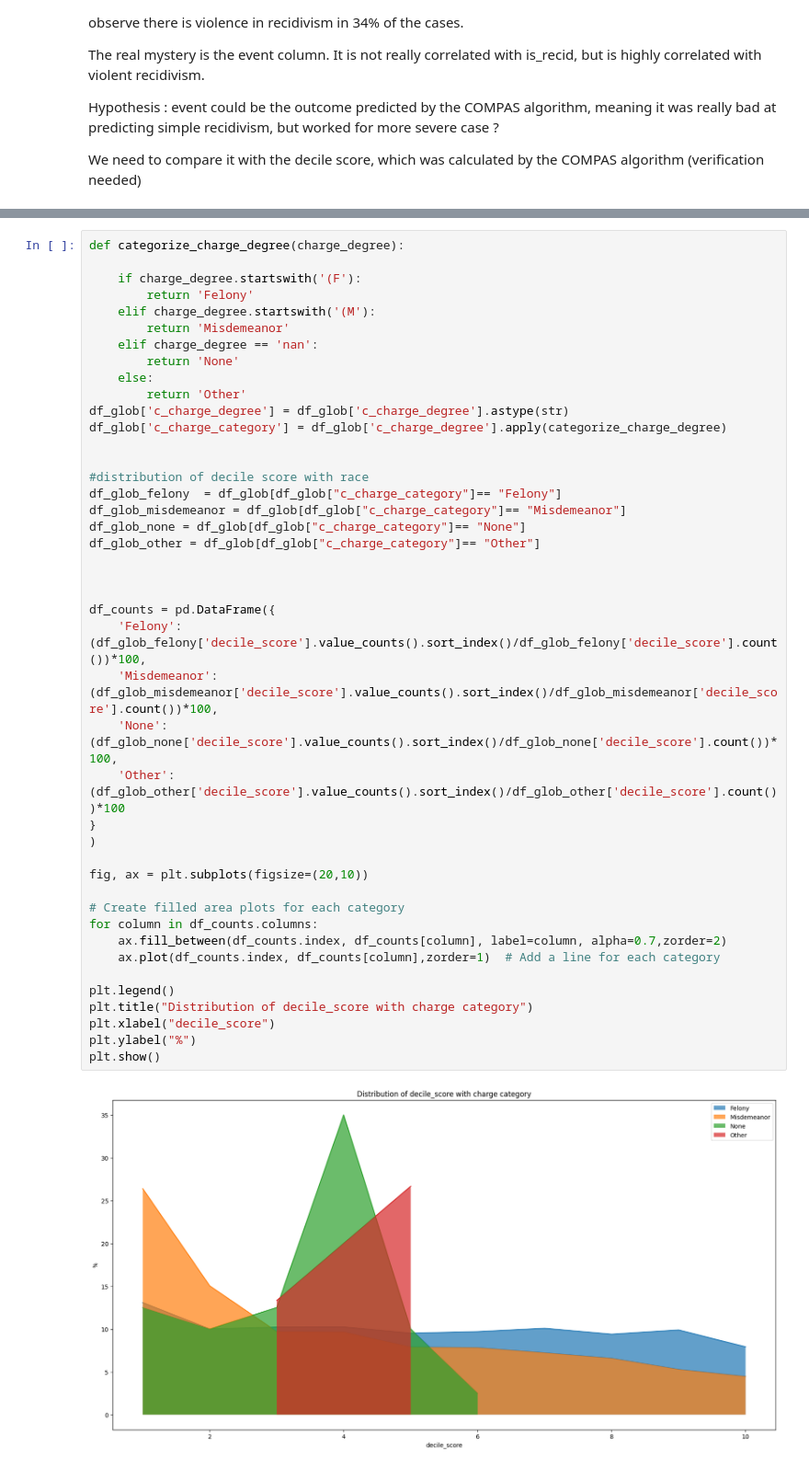
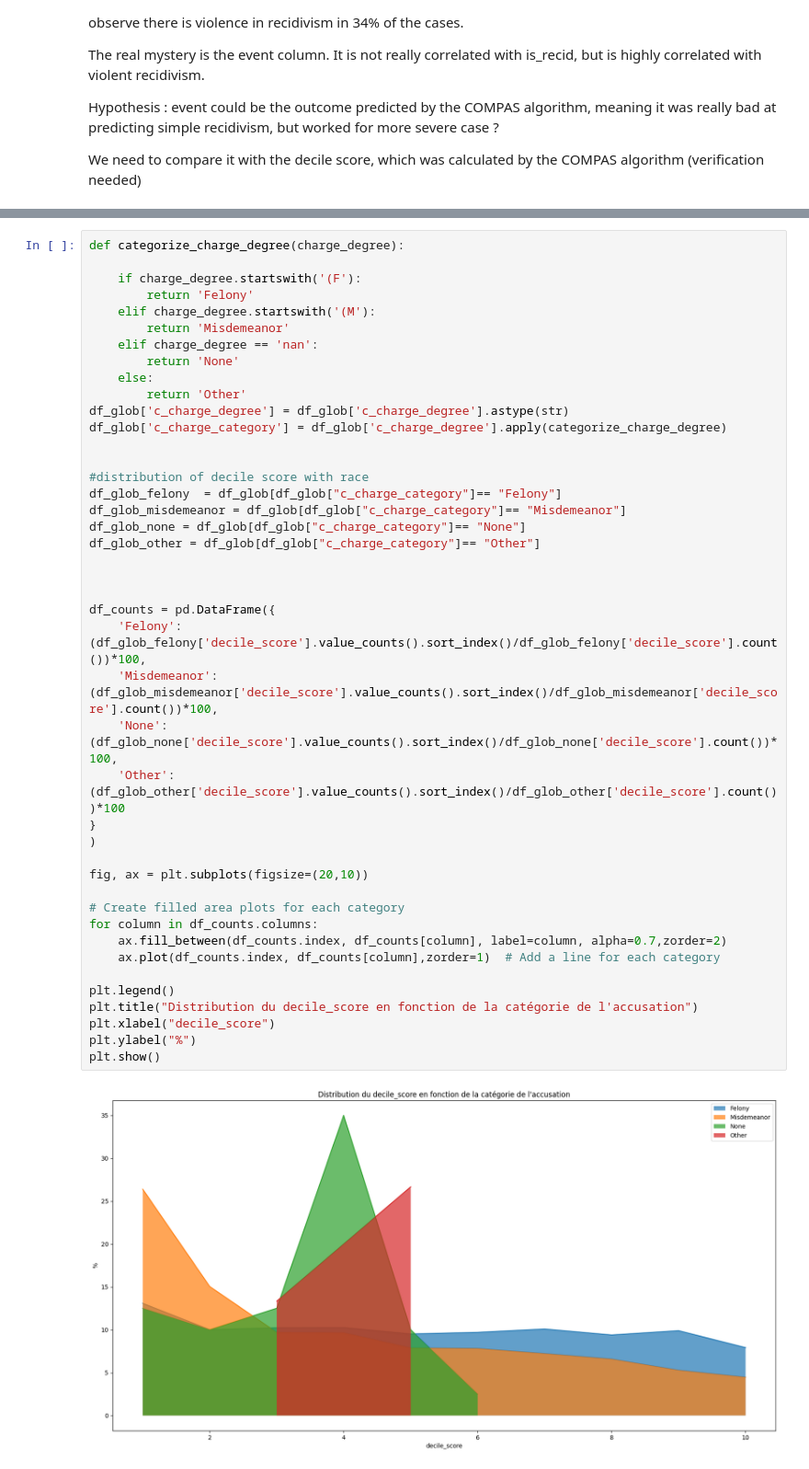
Before and after one commit to RonangLeSang/PROJ831, a Jupyter notebook: features_analysis.ipynb, the cells around one changed output, grey strips where cells are left out. Shown at 92% size. Drawn from its saved outputs; the diff is of its cells as text.

```diff
--- a/features_analysis.ipynb
+++ b/features_analysis.ipynb
@@ -418,32 +419,32 @@ df_glob['c_charge_category'] = df_glob['c_charge_degree'].apply(categorize_charg
 
 
 #distribution of decile score with race
 df_glob_felony  = df_glob[df_glob["c_charge_category"]== "Felony"]
 df_glob_misdemeanor = df_glob[df_glob["c_charge_category"]== "Misdemeanor"]
 df_glob_none = df_glob[df_glob["c_charge_category"]== "None"]
 df_glob_other = df_glob[df_glob["c_charge_category"]== "Other"]
 
 
 
 df_counts = pd.DataFrame({
     'Felony': (df_glob_felony['decile_score'].value_counts().sort_index()/df_glob_felony['decile_score'].count())*100,
     'Misdemeanor': (df_glob_misdemeanor['decile_score'].value_counts().sort_index()/df_glob_misdemeanor['decile_score'].count())*100,
     'None': (df_glob_none['decile_score'].value_counts().sort_index()/df_glob_none['decile_score'].count())*100,
     'Other': (df_glob_other['decile_score'].value_counts().sort_index()/df_glob_other['decile_score'].count())*100
 }
 )
 
 fig, ax = plt.subplots(figsize=(20,10))
 
 # Create filled area plots for each category
 for column in df_counts.columns:
     ax.fill_between(df_counts.index, df_counts[column], label=column, alpha=0.7,zorder=2)
     ax.plot(df_counts.index, df_counts[column],zorder=1)  # Add a line for each category
 
 plt.legend()
-plt.title("Distribution of decile_score with charge category")
+plt.title("Distribution du decile_score en fonction de la catégorie de l'accusation")
 plt.xlabel("decile_score")
 plt.ylabel("%")
 plt.show()
 # %% [output]
-[figure, old version]
+[figure, new version]
```
Also changed, not shown: parts of 7 cells of this notebook, 7 other files.
